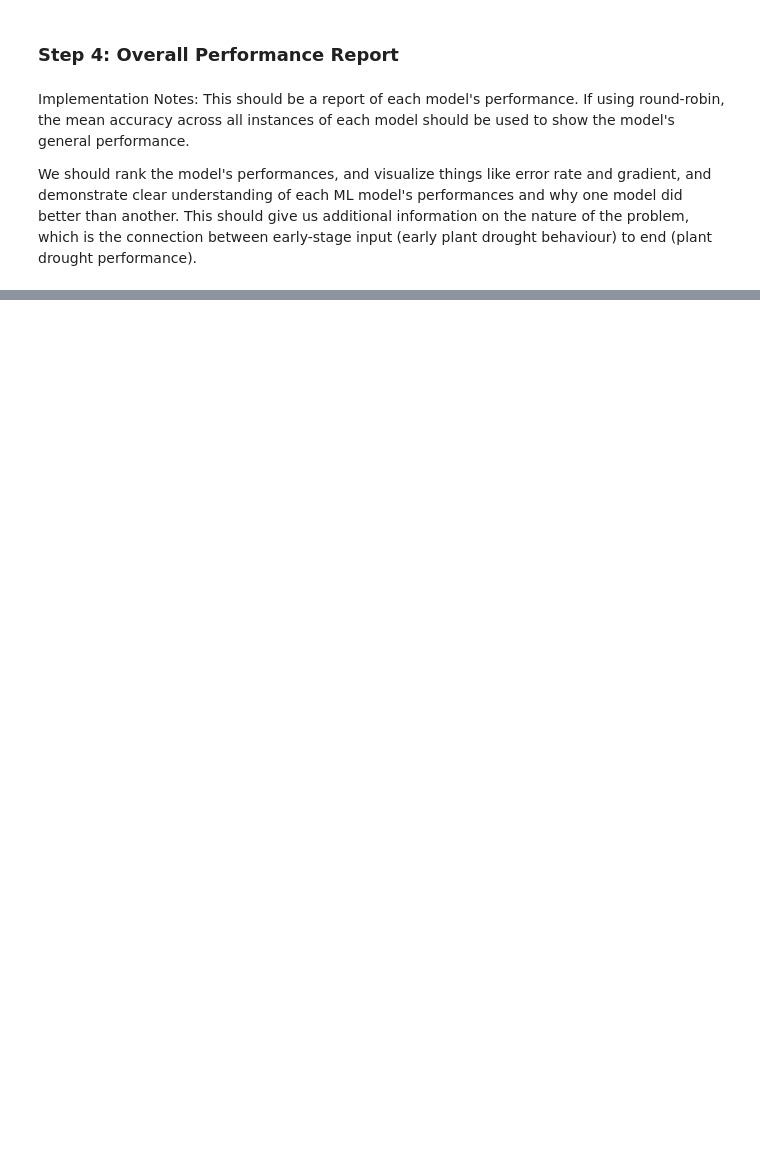
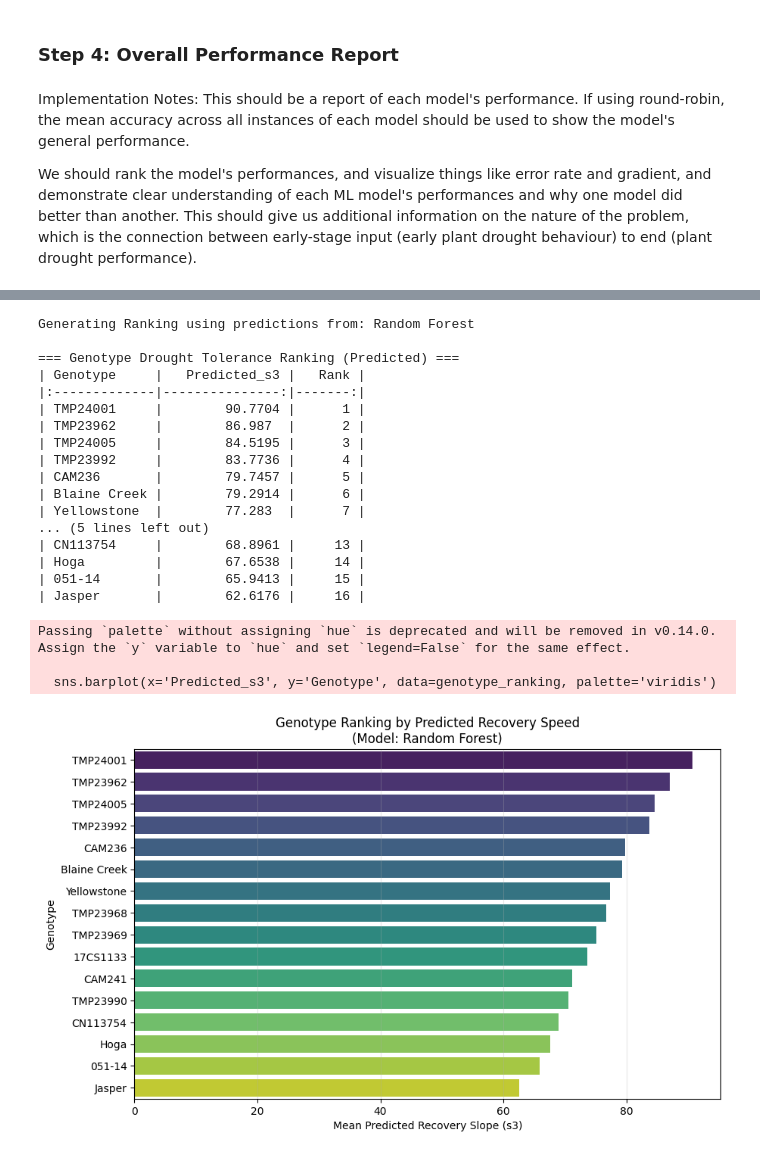
Before and after one commit to bushwill/CMPT-878-Project, a Jupyter notebook: Training_script.ipynb, the cells around one changed output, grey strips where cells are left out. Drawn from its saved outputs; the diff is of its cells as text; code cells hidden in the pictures; blank space fills up the shorter version.

```diff
--- a/Training_script.ipynb
+++ b/Training_script.ipynb
@@ -387,0 +407,49 @@ Best Model based on R2: LSTM (R2=-0.0573)
+# %%
+# 4.1 Genotype Ranking (Using Best Model)
+
+print(f"Generating Ranking using predictions from: {best_model_name}")
+
+# Create a DataFrame from the results of the best model
+ranking_df = pd.DataFrame(results_log[best_model_name]['meta'])
+ranking_df['Predicted_s3'] = results_log[best_model_name]['pred']
+ranking_df['Actual_s3'] = results_log[best_model_name]['true']
+
+# Group by Genotype and calculate mean predicted recovery slope
+# Higher slope = Faster weight gain during recovery = Better Drought Tolerance
+genotype_ranking = ranking_df.groupby('Genotype')['Predicted_s3'].mean().sort_values(ascending=False).reset_index()
+
+# Add a ranking column
+genotype_ranking['Rank'] = genotype_ranking.index + 1
+
+print("\n=== Genotype Drought Tolerance Ranking (Predicted) ===")
+print(genotype_ranking.to_markdown(index=False))
+
+# Visualization of Ranking
+plt.figure(figsize=(10, 6))
+sns.barplot(x='Predicted_s3', y='Genotype', data=genotype_ranking, palette='viridis')
+plt.xlabel('Mean Predicted Recovery Slope (s3)')
+plt.title(f'Genotype Ranking by Predicted Recovery Speed\n(Model: {best_model_name})')
+plt.grid(axis='x', alpha=0.3)
+plt.show()
+# %% [output]
+Generating Ranking using predictions from: Random Forest
+
+=== Genotype Drought Tolerance Ranking (Predicted) ===
+| Genotype     |   Predicted_s3 |   Rank |
+|:-------------|---------------:|-------:|
+| TMP24001     |        90.7704 |      1 |
+| TMP23962     |        86.987  |      2 |
+| TMP24005     |        84.5195 |      3 |
+| TMP23992     |        83.7736 |      4 |
+| CAM236       |        79.7457 |      5 |
+| Blaine Creek |        79.2914 |      6 |
+| Yellowstone  |        77.283  |      7 |
+... (5 lines left out)
+| CN113754     |        68.8961 |     13 |
+| Hoga         |        67.6538 |     14 |
+| 051-14       |        65.9413 |     15 |
+| Jasper       |        62.6176 |     16 |
+Passing `palette` without assigning `hue` is deprecated and will be removed in v0.14.0. Assign the `y` variable to `hue` and set `legend=False` for the same effect.
+
+  sns.barplot(x='Predicted_s3', y='Genotype', data=genotype_ranking, palette='viridis')
+[figure, added]
```
Also changed, not shown: parts of 15 cells of this notebook.
